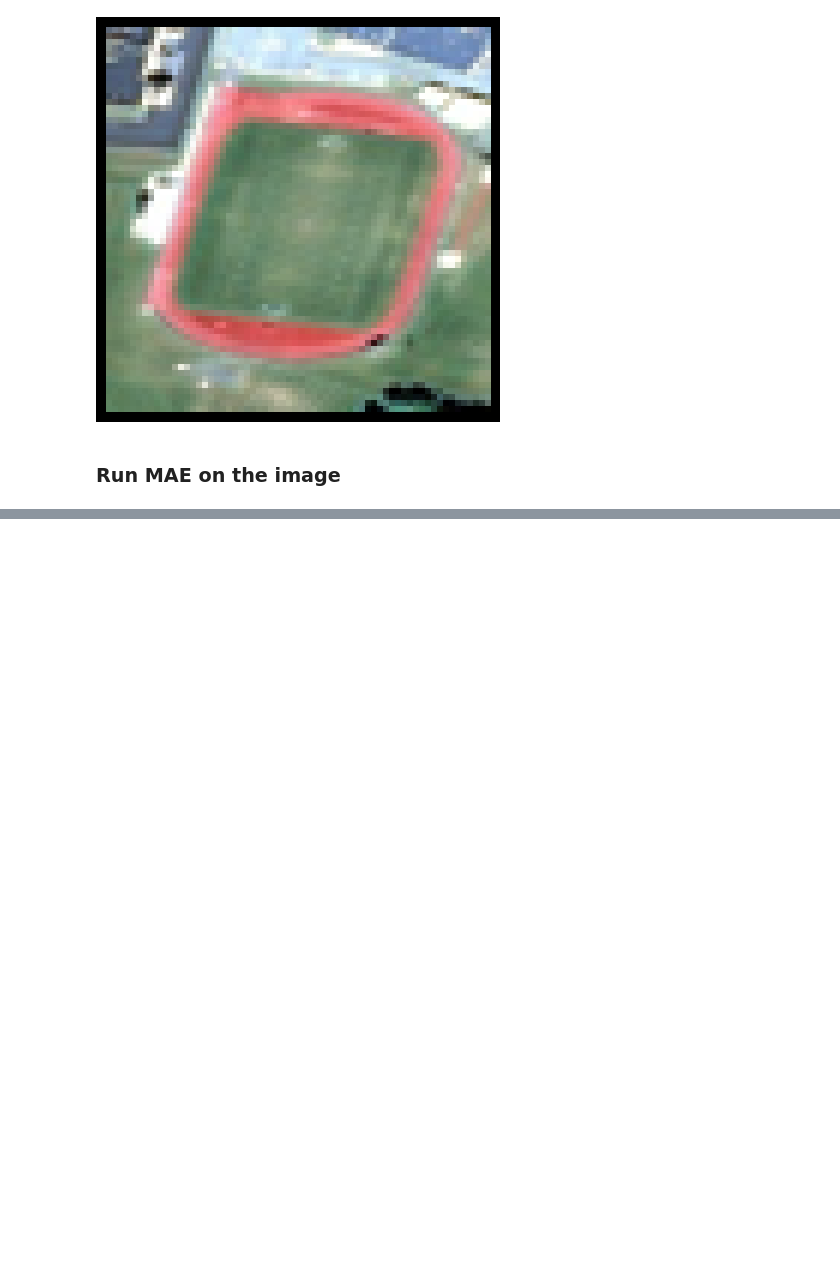
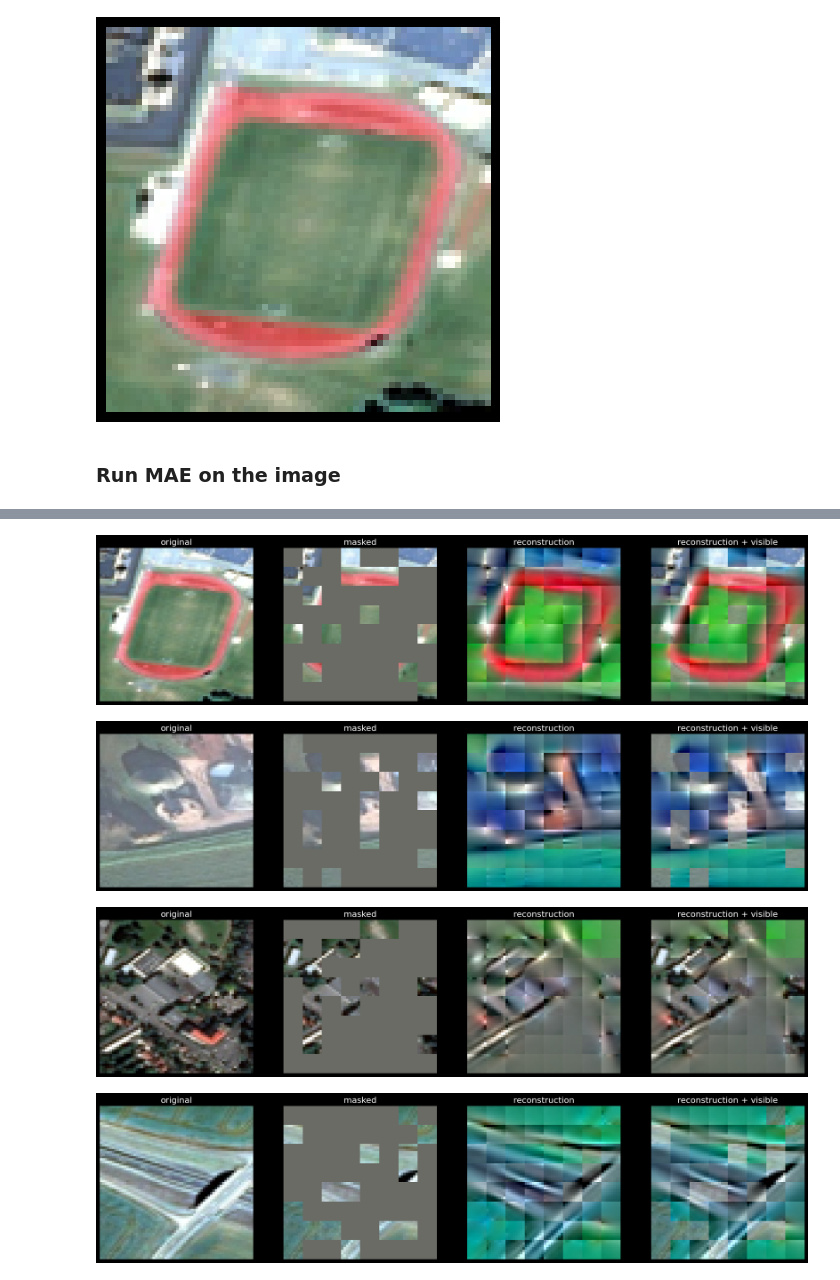
Before and after one commit to aicip/SatMAE, a Jupyter notebook: mae_visualize.ipynb, the cells around one changed output, grey strips where cells are left out. Drawn from its saved outputs; the diff is of its cells as text; code cells hidden in the pictures; blank space fills up the shorter version.

```diff
--- a/mae_visualize.ipynb
+++ b/mae_visualize.ipynb
@@ -48,0 +48,10 @@ Channels: 3
+# %%
+
+for img_path in glob.glob('./images/*.jpg'):
+    img = viz.prepare_image(img_path, model)
+    viz.run_one_image(img, model, seed=None)
+# %% [output]
+[figure, added]
+[figure, added]
+[figure, added]
+[figure, added]
```
Also changed, not shown: parts of 3 cells of this notebook, 1 other file.
